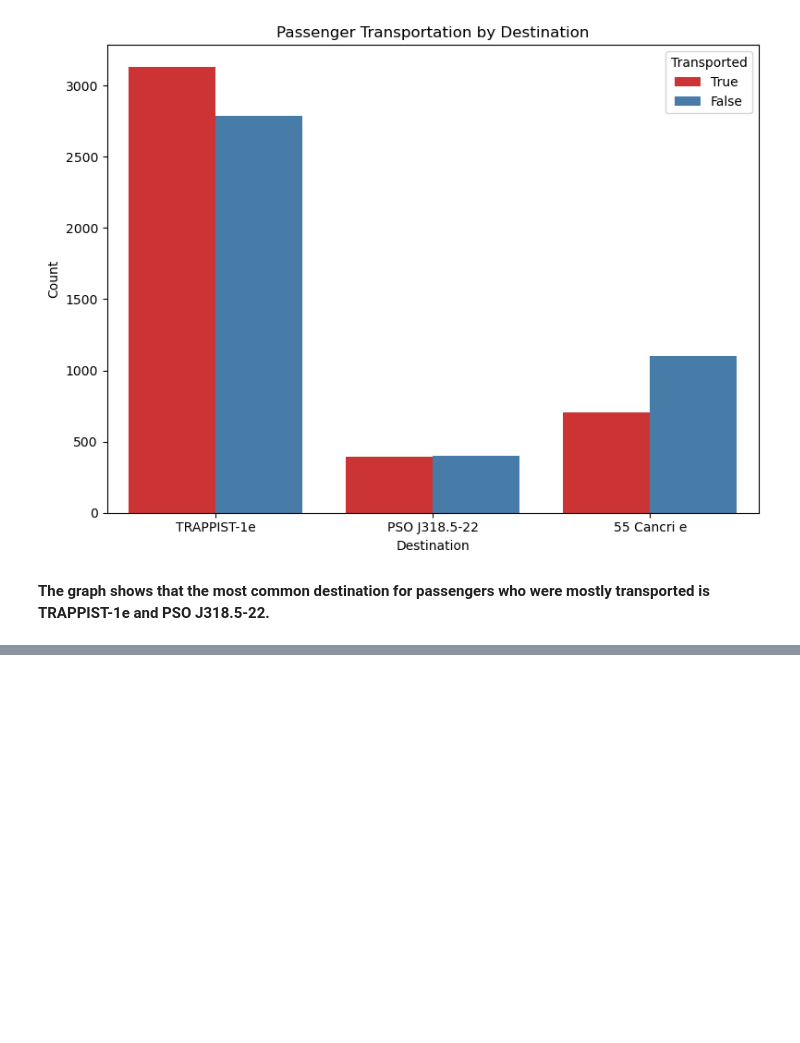
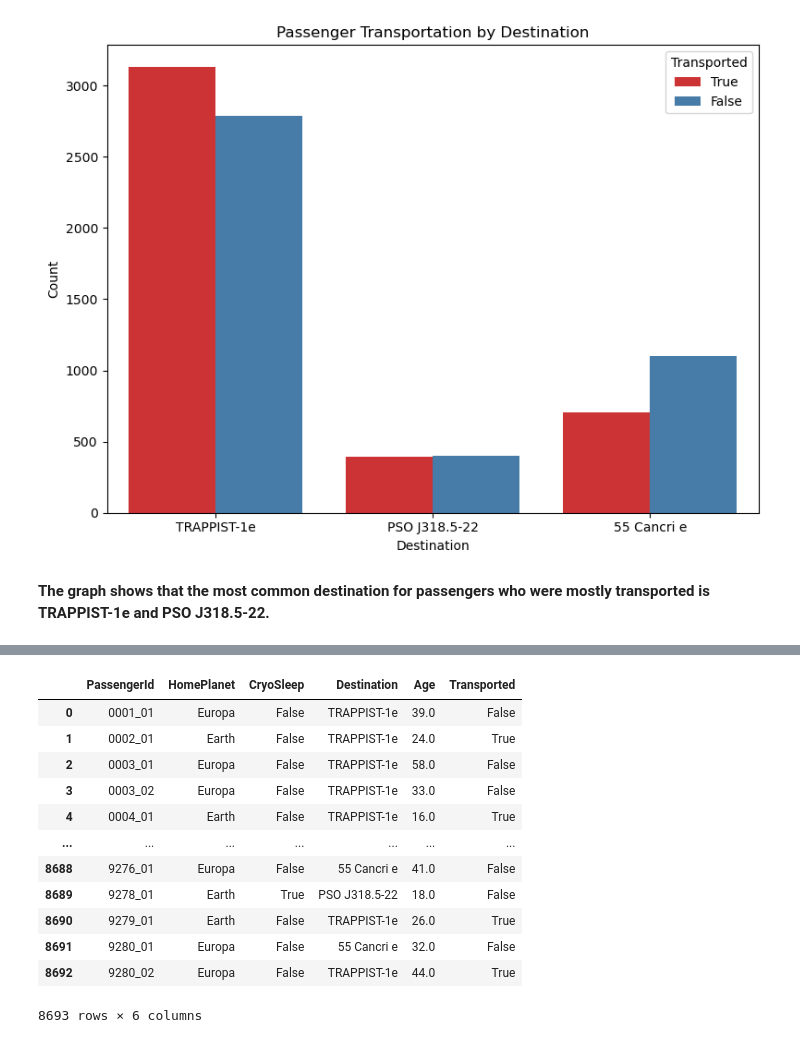
Before and after one commit to Emilly-Njue/Spaceship-Titanic, a Jupyter notebook: spaceship.ipynb, the cells around one changed output, grey strips where cells are left out. Drawn from its saved outputs; the diff is of its cells as text; code cells hidden in the pictures; blank space fills up the shorter version.

Commit message:
Drop Columns

```diff
--- a/spaceship.ipynb
+++ b/spaceship.ipynb
@@ -273,0 +292,19 @@ plt.show()
+# %%
+# Drop unnecessary columns
+columns_to_drop = ['Cabin', 'VIP', 'RoomService', 'FoodCourt', 'ShoppingMall', 'Spa', 'VRDeck', 'Name', 'AgeGroup']
+train_data = train_data.drop(columns_to_drop, axis=1)
+train_data
+# %% [output]
+|  | PassengerId | HomePlanet | CryoSleep | Destination | Age | Transported |
+| 0 | 0001_01 | Europa | False | TRAPPIST-1e | 39.0 | False |
+| 1 | 0002_01 | Earth | False | TRAPPIST-1e | 24.0 | True |
+| 2 | 0003_01 | Europa | False | TRAPPIST-1e | 58.0 | False |
+| 3 | 0003_02 | Europa | False | TRAPPIST-1e | 33.0 | False |
+| 4 | 0004_01 | Earth | False | TRAPPIST-1e | 16.0 | True |
+| ... | ... | ... | ... | ... | ... | ... |
+| 8688 | 9276_01 | Europa | False | 55 Cancri e | 41.0 | False |
+| 8689 | 9278_01 | Earth | True | PSO J318.5-22 | 18.0 | False |
+| 8690 | 9279_01 | Earth | False | TRAPPIST-1e | 26.0 | True |
+| 8691 | 9280_01 | Europa | False | 55 Cancri e | 32.0 | False |
+| 8692 | 9280_02 | Europa | False | TRAPPIST-1e | 44.0 | True |
+8693 rows × 6 columns
```
Also changed, not shown: parts of 2 cells of this notebook.
